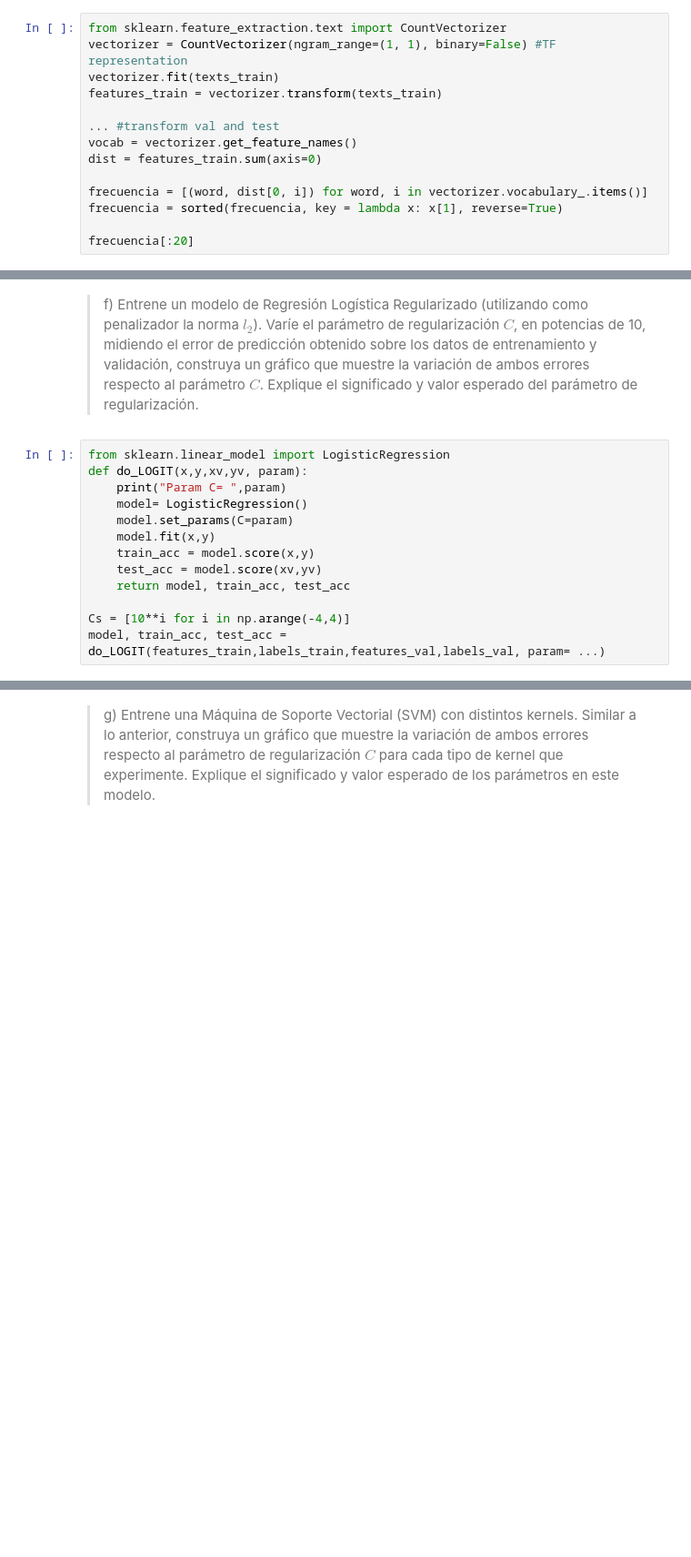
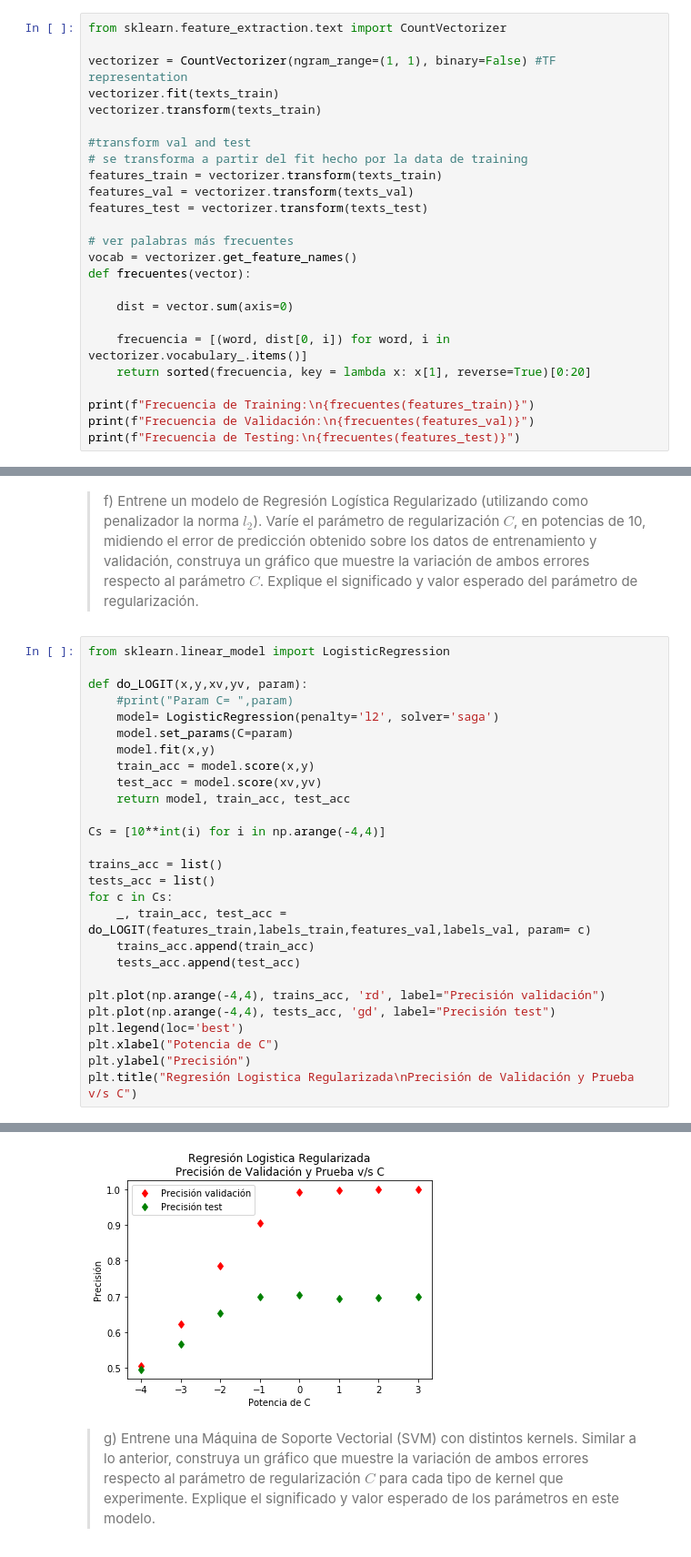
Before and after one commit to godinezseba/Tarea-2-MachineLearning, a Jupyter notebook: Sección 1/Sección 1.ipynb, the cells around one changed output, grey strips where cells are left out. Shown at 91% size. Saved outputs shown, nothing was run; the diff lists cells and outputs as text; blank space fills up the shorter version.

```diff
--- a/Sección 1/Sección 1.ipynb
+++ b/Sección 1/Sección 1.ipynb
@@ -140,16 +140,27 @@ La idea de este paso es reducir la cantidad de palabras que tendra cada ejemplo,
 > d) Construya una representación vectorial a los textos de entrada para poder ser manejados y clasificados por los modelos de aprendizaje. Para ésto utilice el tipo de característica más común, que consiste en contar cuántas veces aparece cada términos/palabras en el texto, denominado **TF** (*term-frequency*). Para esto, se necesita contar con un vocabulario base, el cual se construirá a través de la unión de todas las palabras que observemos en los textos de entrenamiento ¿Cuáles son las palabras más frecuentes?
 # %%
 from sklearn.feature_extraction.text import CountVectorizer
+
 vectorizer = CountVectorizer(ngram_range=(1, 1), binary=False) #TF representation
 vectorizer.fit(texts_train)
+vectorizer.transform(texts_train)
+
+#transform val and test
+# se transforma a partir del fit hecho por la data de training
 features_train = vectorizer.transform(texts_train)
+features_val = vectorizer.transform(texts_val)
+features_test = vectorizer.transform(texts_test)
 
-... #transform val and test
+# ver palabras más frecuentes
 vocab = vectorizer.get_feature_names()
-dist = features_train.sum(axis=0)
+def frecuentes(vector):
 
-frecuencia = [(word, dist[0, i]) for word, i in vectorizer.vocabulary_.items()]
-frecuencia = sorted(frecuencia, key = lambda x: x[1], reverse=True)
+    dist = vector.sum(axis=0)
 
-frecuencia[:20]
+    frecuencia = [(word, dist[0, i]) for word, i in vectorizer.vocabulary_.items()]
+    return sorted(frecuencia, key = lambda x: x[1], reverse=True)[0:20]
+
+print(f"Frecuencia de Training:\n{frecuentes(features_train)}")
+print(f"Frecuencia de Validación:\n{frecuentes(features_val)}")
+print(f"Frecuencia de Testing:\n{frecuentes(features_test)}")
 # %% [output]
@@ -193,15 +190,29 @@ Se observa que no es linealmente separable, saludos.
 > f) Entrene un modelo de Regresión Logística Regularizado (utilizando como penalizador la norma $l_2$). Varíe el parámetro de regularización $C$, en potencias de 10, midiendo el error de predicción obtenido sobre los datos de entrenamiento y validación, construya un gráfico que muestre la variación de ambos errores respecto al parámetro $C$. Explique el significado y valor esperado del parámetro de regularización.
 # %%
 from sklearn.linear_model import LogisticRegression
+
 def do_LOGIT(x,y,xv,yv, param):
-    print("Param C= ",param)
-    model= LogisticRegression()
+    #print("Param C= ",param)
+    model= LogisticRegression(penalty='l2', solver='saga')
     model.set_params(C=param)
     model.fit(x,y)
     train_acc = model.score(x,y)
     test_acc = model.score(xv,yv)
     return model, train_acc, test_acc
 
-Cs = [10**i for i in np.arange(-4,4)]
-model, train_acc, test_acc = do_LOGIT(features_train,labels_train,features_val,labels_val, param= ...)
+Cs = [10**int(i) for i in np.arange(-4,4)]
+
+trains_acc = list()
+tests_acc = list()
+for c in Cs:
+    _, train_acc, test_acc = do_LOGIT(features_train,labels_train,features_val,labels_val, param= c)
+    trains_acc.append(train_acc)
+    tests_acc.append(test_acc)
+
+plt.plot(np.arange(-4,4), trains_acc, 'rd', label="Precisión validación")
+plt.plot(np.arange(-4,4), tests_acc, 'gd', label="Precisión test")
+plt.legend(loc='best')
+plt.xlabel("Potencia de C")
+plt.ylabel("Precisión")
+plt.title("Regresión Logistica Regularizada\nPrecisión de Validación y Prueba v/s C")
 # %% [output]
@@ -209,3 +220,4 @@ ValueError: Integers to negative integer powers are not allowed.
+[figure, added]
 # %% [markdown]
 > g) Entrene una Máquina de Soporte Vectorial (SVM) con distintos kernels. Similar a lo anterior, construya un gráfico que muestre la variación de ambos errores respecto al parámetro de regularización $C$ para cada tipo de kernel que experimente. Explique el significado y valor esperado de los parámetros en este modelo.
 # %%
```
Also changed, not shown: parts of 5 cells of this notebook.
